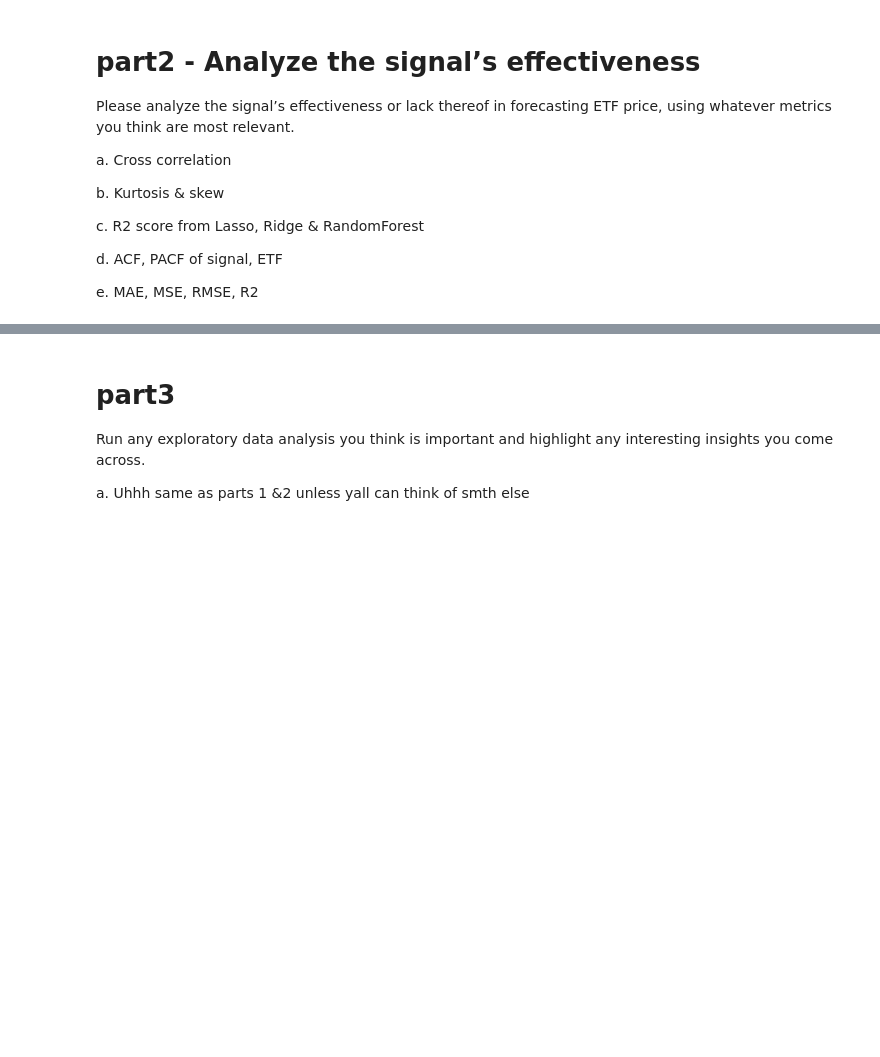
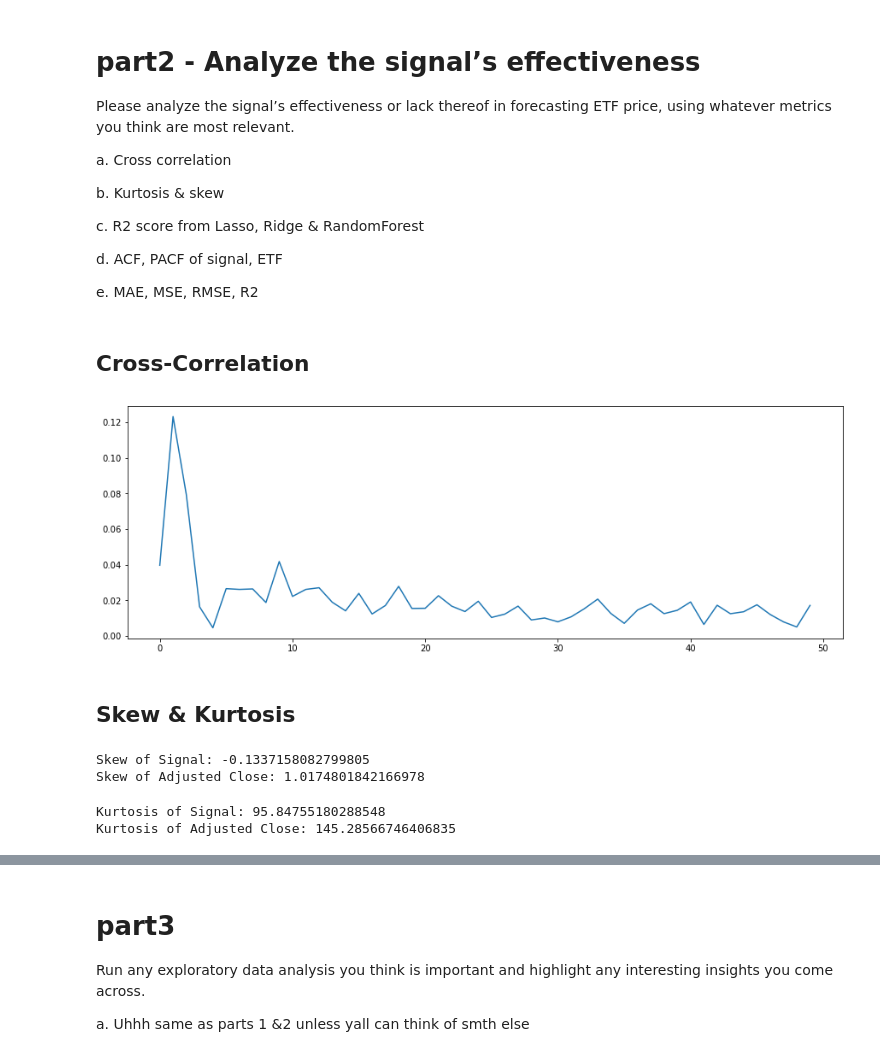
Before and after one commit to saltedpotato/QF632_Project, a Jupyter notebook: part1.ipynb, the cells around one changed output, grey strips where cells are left out. Cells and saved outputs as stored; diff of their text form; code cells hidden in the pictures; blank space fills up the shorter version.

```diff
--- a/part1.ipynb
+++ b/part1.ipynb
@@ -478,3 +488,40 @@ c.	R2 score from Lasso, Ridge & RandomForest
 d.	ACF, PACF of signal, ETF
 
 e. MAE, MSE, RMSE, R2
+# %% [markdown]
+## Cross-Correlation
+# %%
+horizon = 50
+lags = []
+collated_corr = []
+for h in range(1, horizon+1):
+    df_diff_temp = difference_columns(df_cleaned.copy(), h)
+    df_diff_lagged = df_diff_temp.copy()
+    df_diff_lagged["Signal"] = df_diff["Signal"].shift(h)
+    df_diff_lagged = df_diff_lagged.dropna()
+    collated_corr.append(abs(np.corrcoef(df_diff_lagged["Signal"], df_diff_lagged["Adj Close"])[0][1]))
+    lags.append("Lag" + str(h))
+
+df_cross_corr = pd.DataFrame()
+df_cross_corr["Lag_no"] = lags
+df_cross_corr["Corr"] = collated_corr
+
+plt.figure(figsize=(15,5))
+plt.plot(df_cross_corr["Corr"])
+plt.show()
+# %% [output]
+[figure, added]
+# %% [markdown]
+## Skew & Kurtosis
+# %%
+print("Skew of Signal: " + str(stats.skew(df_diff["Signal"], axis=0, bias=True)))
+print("Skew of Adjusted Close: " + str(stats.skew(df_diff["Adj Close"], axis=0, bias=True)))
+# %% [output]
+Skew of Signal: -0.1337158082799805
+Skew of Adjusted Close: 1.0174801842166978
+# %%
+print("Kurtosis of Signal: " + str(stats.kurtosis(df_diff["Signal"], axis=0,)))
+print("Kurtosis of Adjusted Close: " + str(stats.kurtosis(df_diff["Adj Close"], axis=0)))
+# %% [output]
+Kurtosis of Signal: 95.84755180288548
+Kurtosis of Adjusted Close: 145.28566746406835
```
Also changed, not shown: parts of 24 cells of this notebook, 4 other files.
